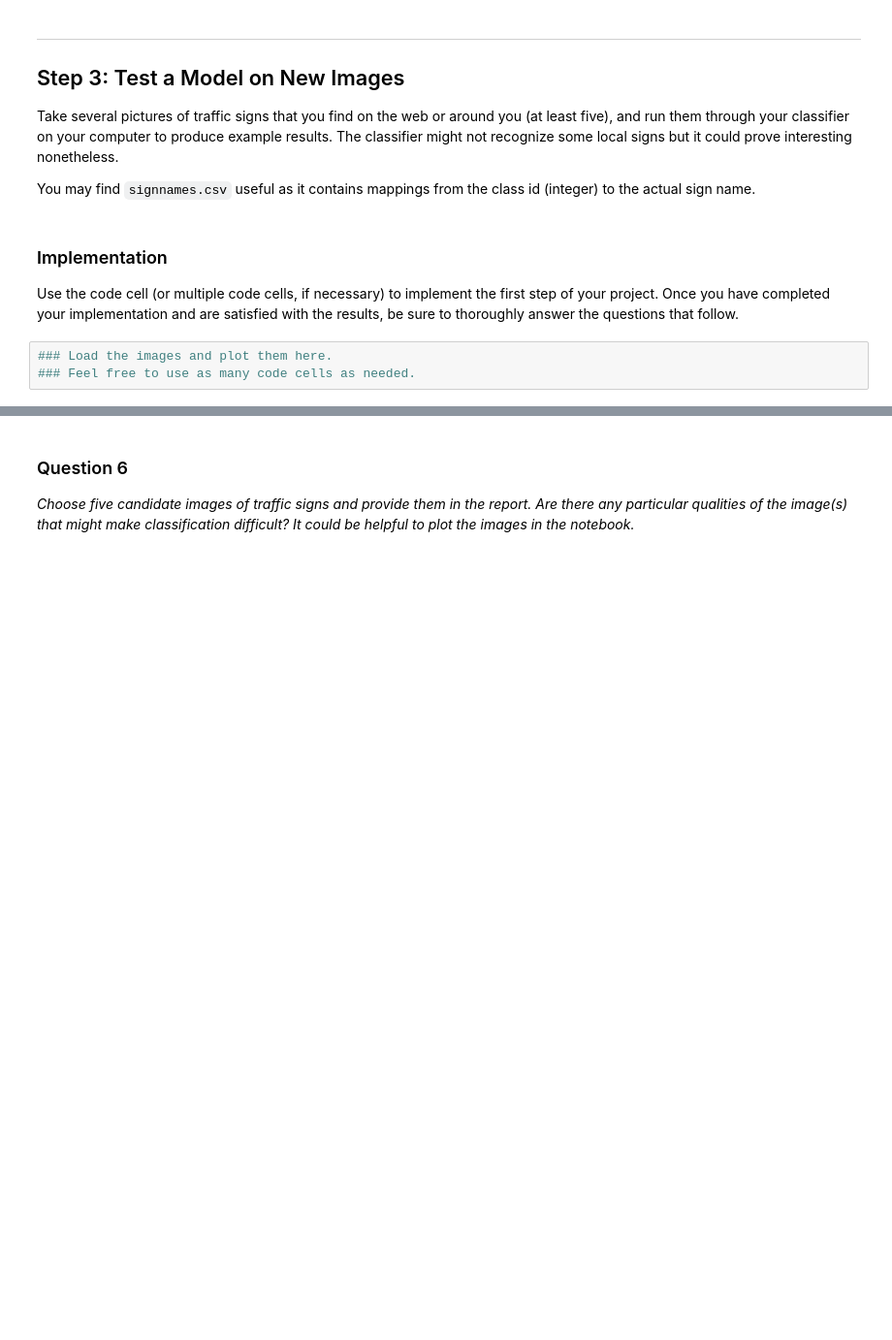
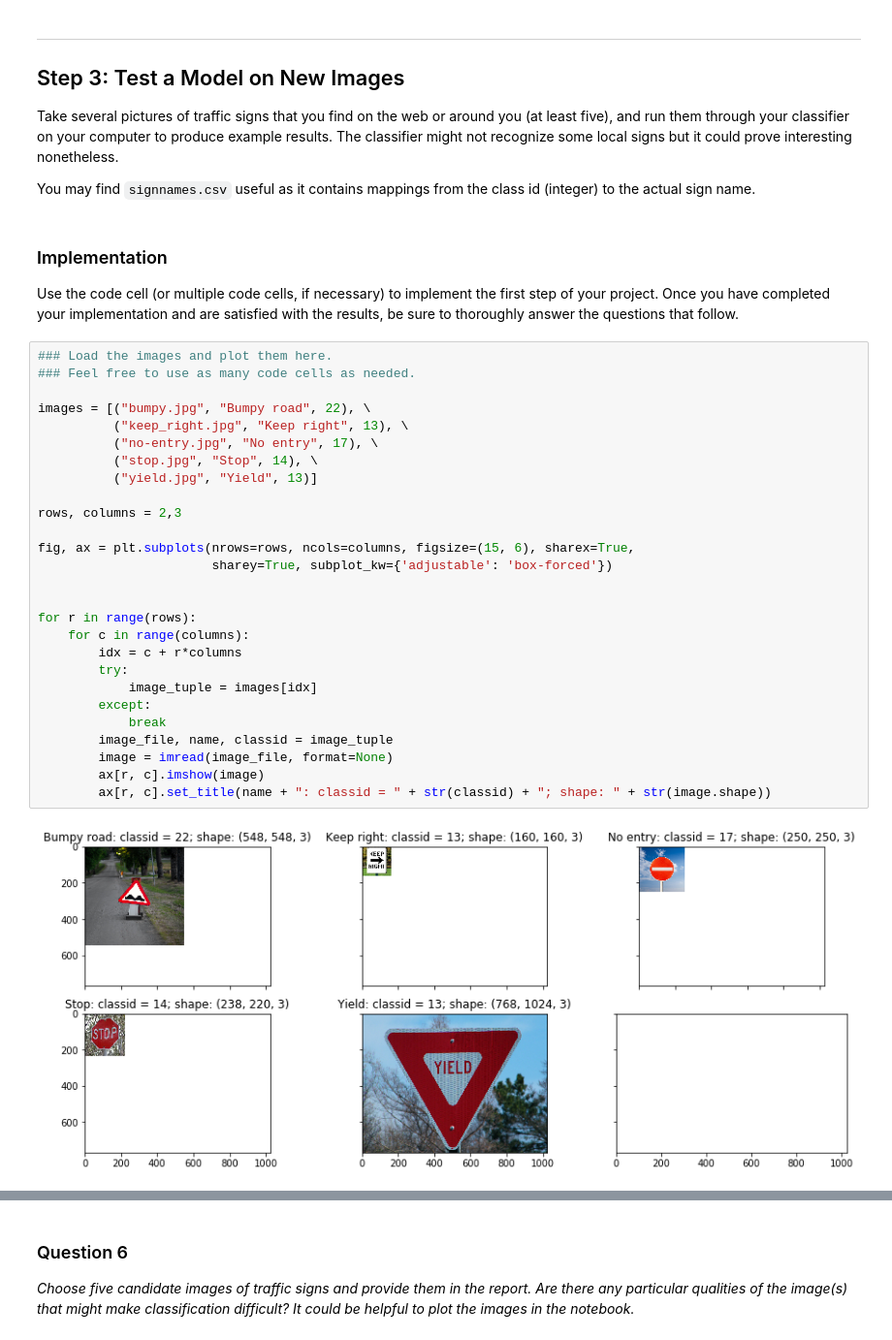
Before and after one commit to gavinong10/CarND-P2-Traffic-Sign-Classification-TensorFlow, a Jupyter notebook: Traffic_Sign_Classifier.ipynb, the cells around one changed output, grey strips where cells are left out. Shown at 97% size. Cells and saved outputs as stored; diff of their text form; blank space fills up the shorter version.

```diff
--- a/Traffic_Sign_Classifier.ipynb
+++ b/Traffic_Sign_Classifier.ipynb
@@ -845,6 +847,32 @@ You may find `signnames.csv` useful as it contains mappings from the class id (i
 ### Implementation
 
 Use the code cell (or multiple code cells, if necessary) to implement the first step of your project. Once you have completed your implementation and are satisfied with the results, be sure to thoroughly answer the questions that follow.
-# %%
-### Load the images and plot them here.
-### Feel free to use as many code cells as needed.
+# %%
+### Load the images and plot them here.
+### Feel free to use as many code cells as needed.
+
+images = [("bumpy.jpg", "Bumpy road", 22), \
+          ("keep_right.jpg", "Keep right", 13), \
+          ("no-entry.jpg", "No entry", 17), \
+          ("stop.jpg", "Stop", 14), \
+          ("yield.jpg", "Yield", 13)]
+
+rows, columns = 2,3
+
+fig, ax = plt.subplots(nrows=rows, ncols=columns, figsize=(15, 6), sharex=True,
+                       sharey=True, subplot_kw={'adjustable': 'box-forced'})
+
+
+for r in range(rows):
+    for c in range(columns):
+        idx = c + r*columns
+        try:
+            image_tuple = images[idx]
+        except:
+            break
+        image_file, name, classid = image_tuple
+        image = imread(image_file, format=None)
+        ax[r, c].imshow(image)
+        ax[r, c].set_title(name + ": classid = " + str(classid) + "; shape: " + str(image.shape))
+# %% [output]
+[figure, added]
```
Also changed, not shown: parts of 8 cells of this notebook.
